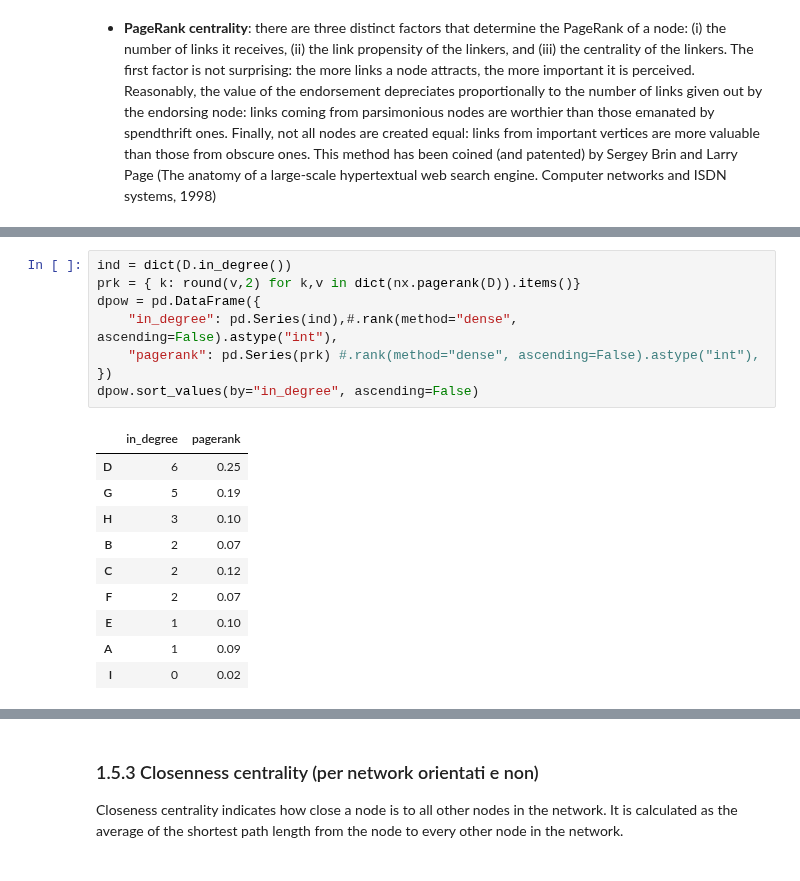
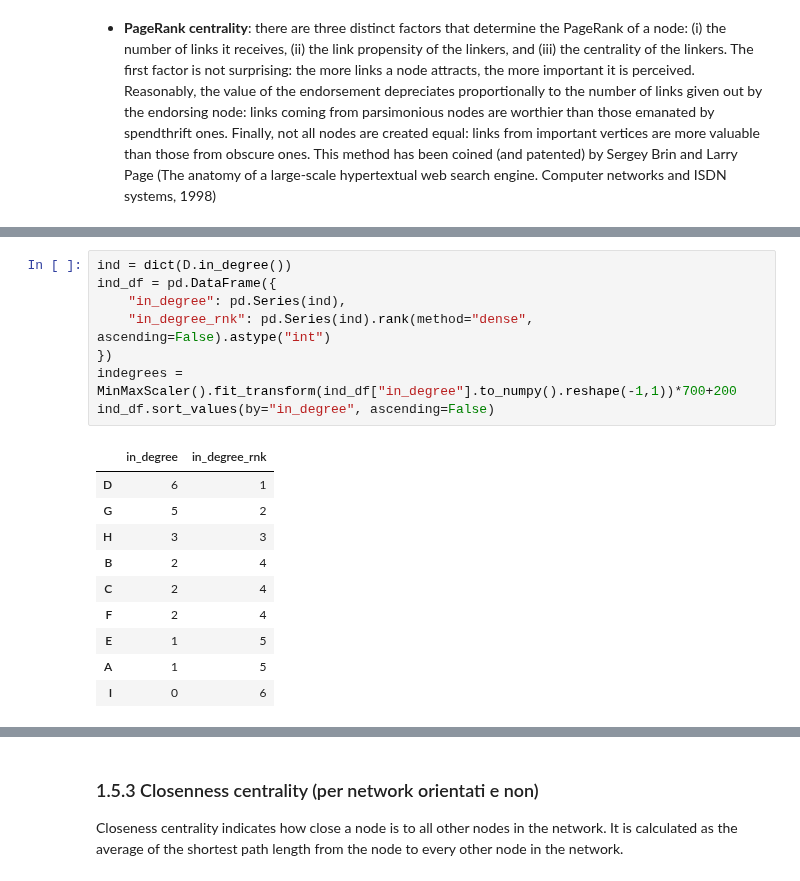
Before and after one commit to alkaest2002/ABGrid, a Jupyter notebook: materials/course 101/esercitazione.ipynb, the cells around one changed output, grey strips where cells are left out. Saved outputs shown, nothing was run; the diff lists cells and outputs as text.

```diff
--- a/materials/course 101/esercitazione.ipynb
+++ b/materials/course 101/esercitazione.ipynb
@@ -319,19 +333,19 @@ plot_network(D);
 # %%
 ind = dict(D.in_degree())
-prk = { k: round(v,2) for k,v in dict(nx.pagerank(D)).items()}
-dpow = pd.DataFrame({
-    "in_degree": pd.Series(ind),#.rank(method="dense", ascending=False).astype("int"),
-    "pagerank": pd.Series(prk) #.rank(method="dense", ascending=False).astype("int"),
+ind_df = pd.DataFrame({
+    "in_degree": pd.Series(ind),
+    "in_degree_rnk": pd.Series(ind).rank(method="dense", ascending=False).astype("int")
 })
-dpow.sort_values(by="in_degree", ascending=False)
+indegrees = MinMaxScaler().fit_transform(ind_df["in_degree"].to_numpy().reshape(-1,1))*700+200
+ind_df.sort_values(by="in_degree", ascending=False)
 # %% [output]
-|  | in_degree | pagerank |
-| D | 6 | 0.25 |
-| G | 5 | 0.19 |
-| H | 3 | 0.10 |
-| B | 2 | 0.07 |
-| C | 2 | 0.12 |
-| F | 2 | 0.07 |
-| E | 1 | 0.10 |
-| A | 1 | 0.09 |
-| I | 0 | 0.02 |
+|  | in_degree | in_degree_rnk |
+| D | 6 | 1 |
+| G | 5 | 2 |
+| H | 3 | 3 |
+| B | 2 | 4 |
+| C | 2 | 4 |
+| F | 2 | 4 |
+| E | 1 | 5 |
+| A | 1 | 5 |
+| I | 0 | 6 |
```
Also changed, not shown: parts of 23 cells of this notebook.
